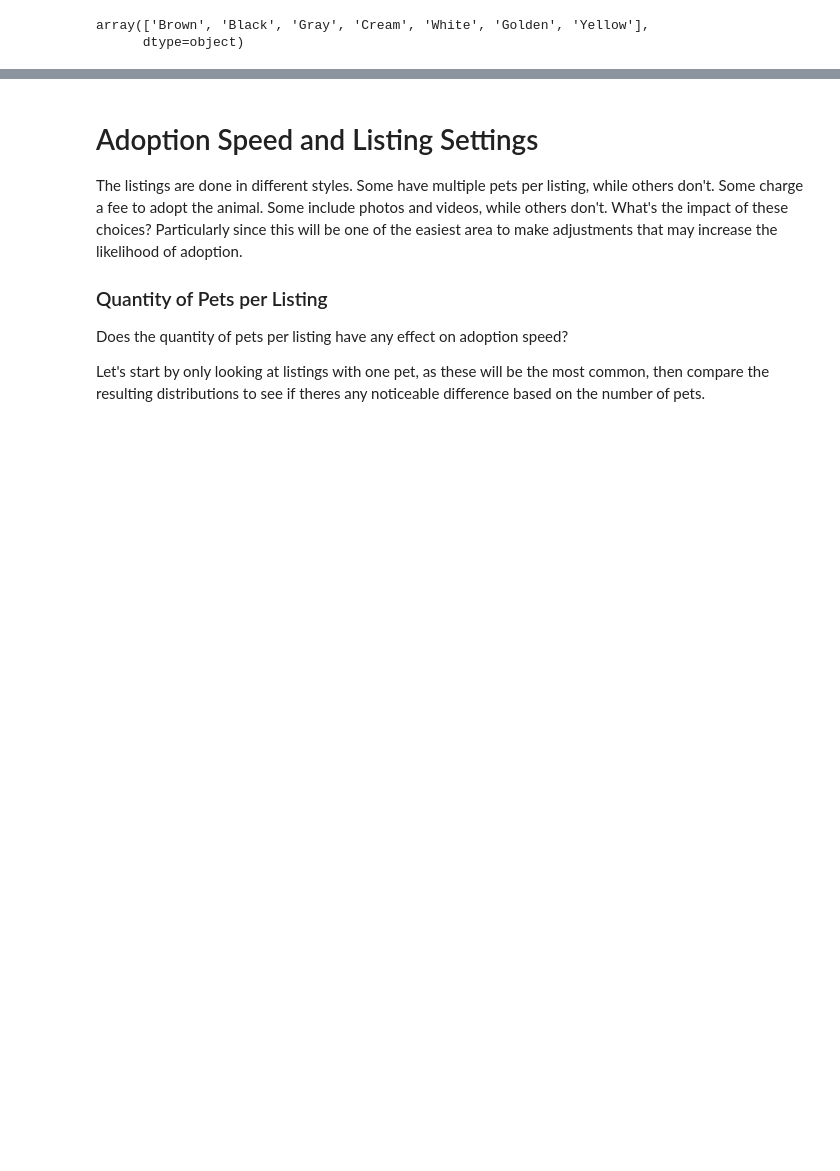
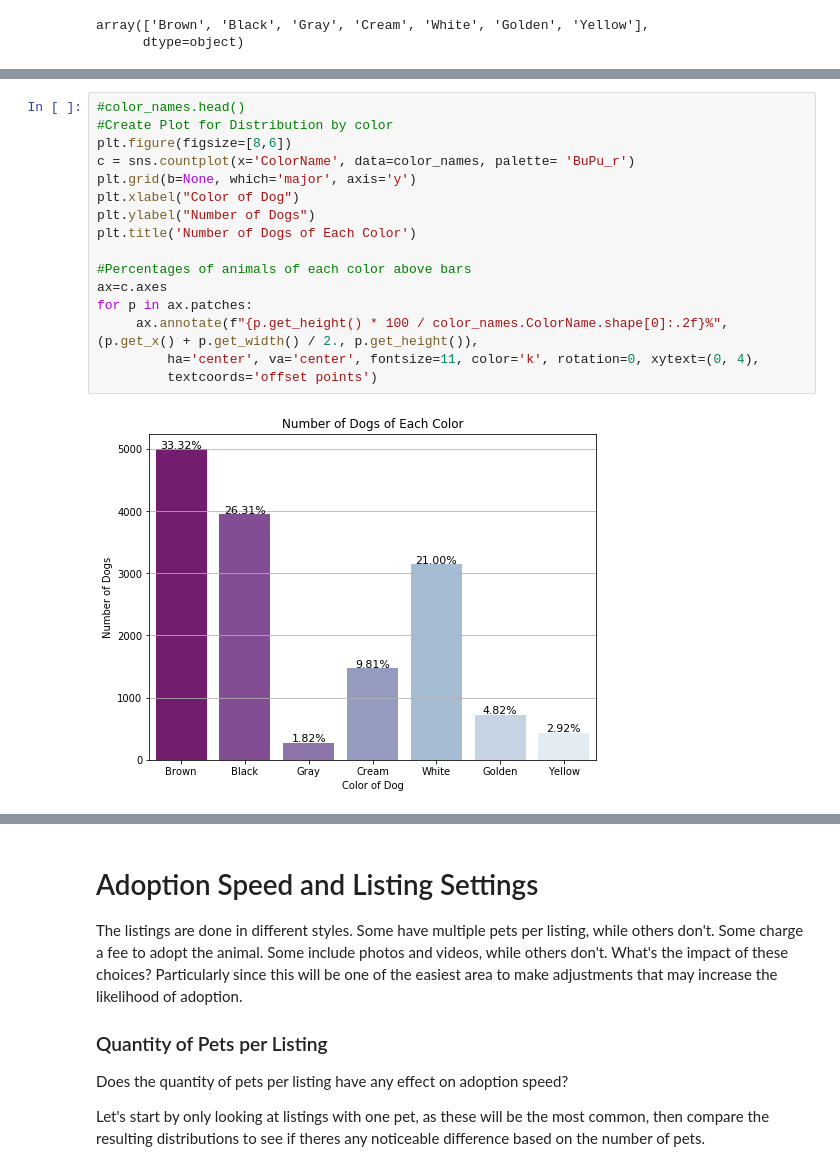
Before and after one commit to CJEJansson/Springboard_Projects, a Jupyter notebook: Capstone 1/2. Data_Storytelling/Data_Storytelling.ipynb, the cells around one changed output, grey strips where cells are left out. Cells and saved outputs as stored; diff of their text form; blank space fills up the shorter version.

```diff
--- a/Capstone 1/2. Data_Storytelling/Data_Storytelling.ipynb
+++ b/Capstone 1/2. Data_Storytelling/Data_Storytelling.ipynb
@@ -787,0 +797,18 @@ array(['Brown', 'Black', 'Gray', 'Cream', 'White', 'Golden', 'Yellow'],
+# %%
+#color_names.head()
+#Create Plot for Distribution by color
+plt.figure(figsize=[8,6])
+c = sns.countplot(x='ColorName', data=color_names, palette= 'BuPu_r')
+plt.grid(b=None, which='major', axis='y')
+plt.xlabel("Color of Dog")
+plt.ylabel("Number of Dogs")
+plt.title('Number of Dogs of Each Color')
+
+#Percentages of animals of each color above bars
+ax=c.axes
+for p in ax.patches:
+     ax.annotate(f"{p.get_height() * 100 / color_names.ColorName.shape[0]:.2f}%", (p.get_x() + p.get_width() / 2., p.get_height()),
+         ha='center', va='center', fontsize=11, color='k', rotation=0, xytext=(0, 4),
+         textcoords='offset points')
+# %% [output]
+[figure, added]
```
Also changed, not shown: parts of 11 cells of this notebook.
